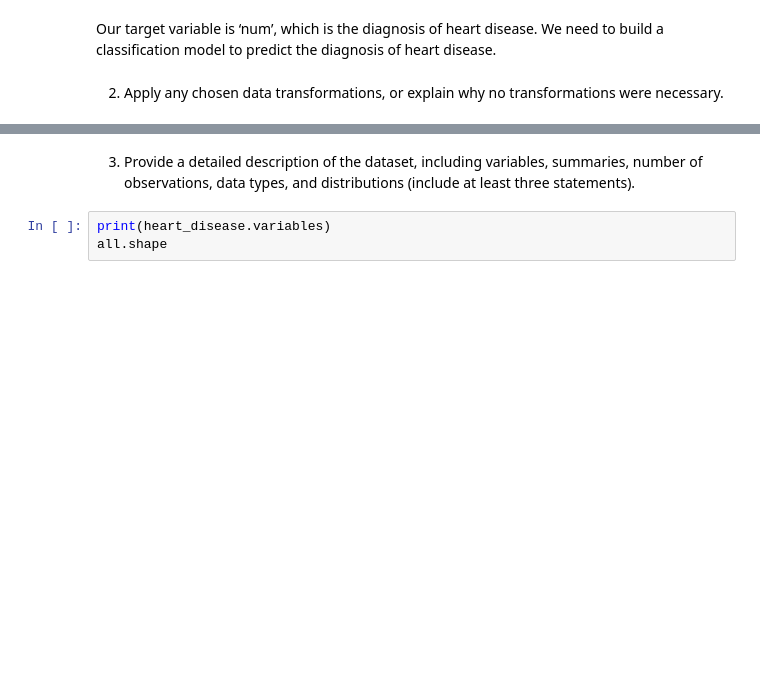
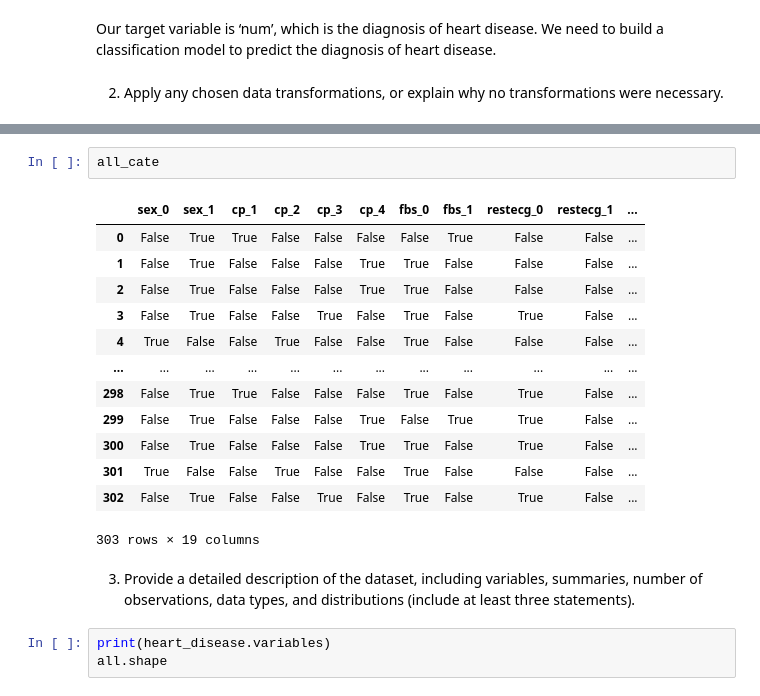
Before and after one commit to martin070904/clus-mar117, a Jupyter notebook: test.ipynb, the cells around one changed output, grey strips where cells are left out. Saved outputs shown, nothing was run; the diff lists cells and outputs as text; blank space fills up the shorter version.

```diff
--- a/test.ipynb
+++ b/test.ipynb
@@ -68,3 +99,19 @@ all_transed=pd.concat([all_cate,all_std], axis = 1)
+# %%
+all_cate
+# %% [output]
+|  | sex_0 | sex_1 | cp_1 | cp_2 | cp_3 | cp_4 | fbs_0 | fbs_1 | restecg_0 | restecg_1 | ... |
+| 0 | False | True | True | False | False | False | False | True | False | False | ... |
+| 1 | False | True | False | False | False | True | True | False | False | False | ... |
+| 2 | False | True | False | False | False | True | True | False | False | False | ... |
+| 3 | False | True | False | False | True | False | True | False | True | False | ... |
+| 4 | True | False | False | True | False | False | True | False | False | False | ... |
+| ... | ... | ... | ... | ... | ... | ... | ... | ... | ... | ... | ... |
+| 298 | False | True | True | False | False | False | True | False | True | False | ... |
+| 299 | False | True | False | False | False | True | False | True | True | False | ... |
+| 300 | False | True | False | False | False | True | True | False | True | False | ... |
+| 301 | True | False | False | True | False | False | True | False | False | False | ... |
+| 302 | False | True | False | False | True | False | True | False | True | False | ... |
+303 rows × 19 columns
 # %% [markdown]
 3. Provide a detailed description of the dataset, including variables, summaries, number of observations, data types, and distributions (include at least three statements).
 # %%
```
Also changed, not shown: parts of 5 cells of this notebook.
